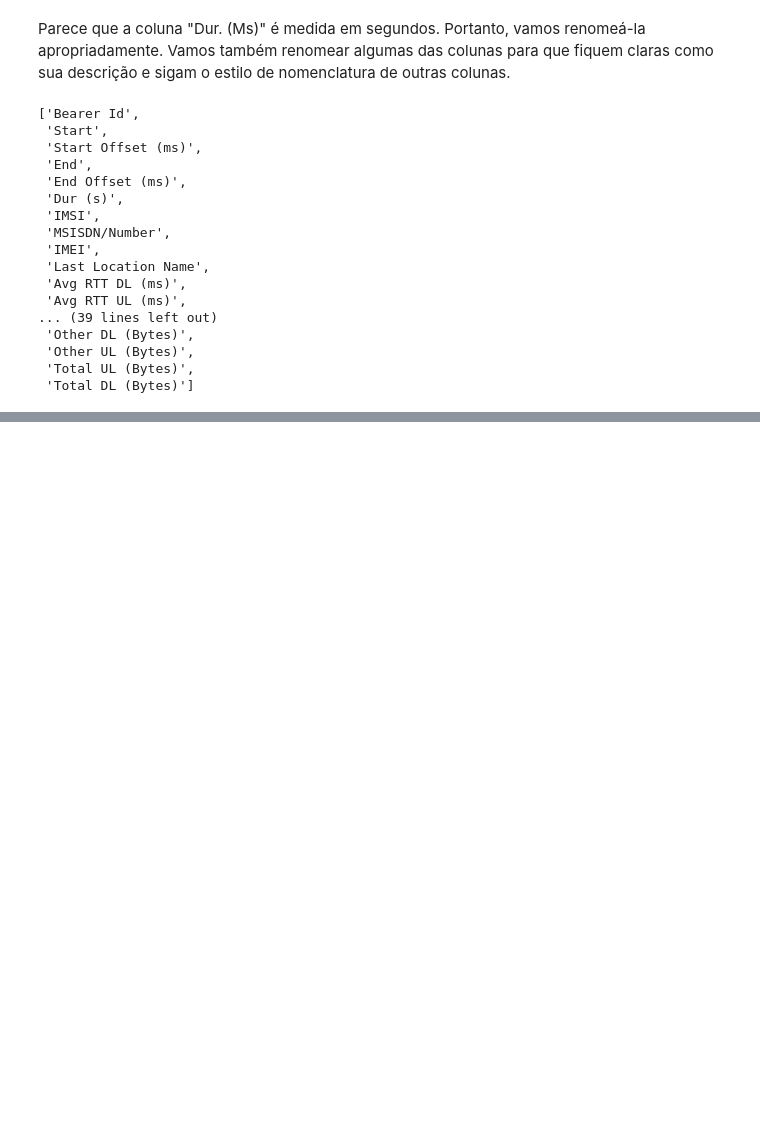
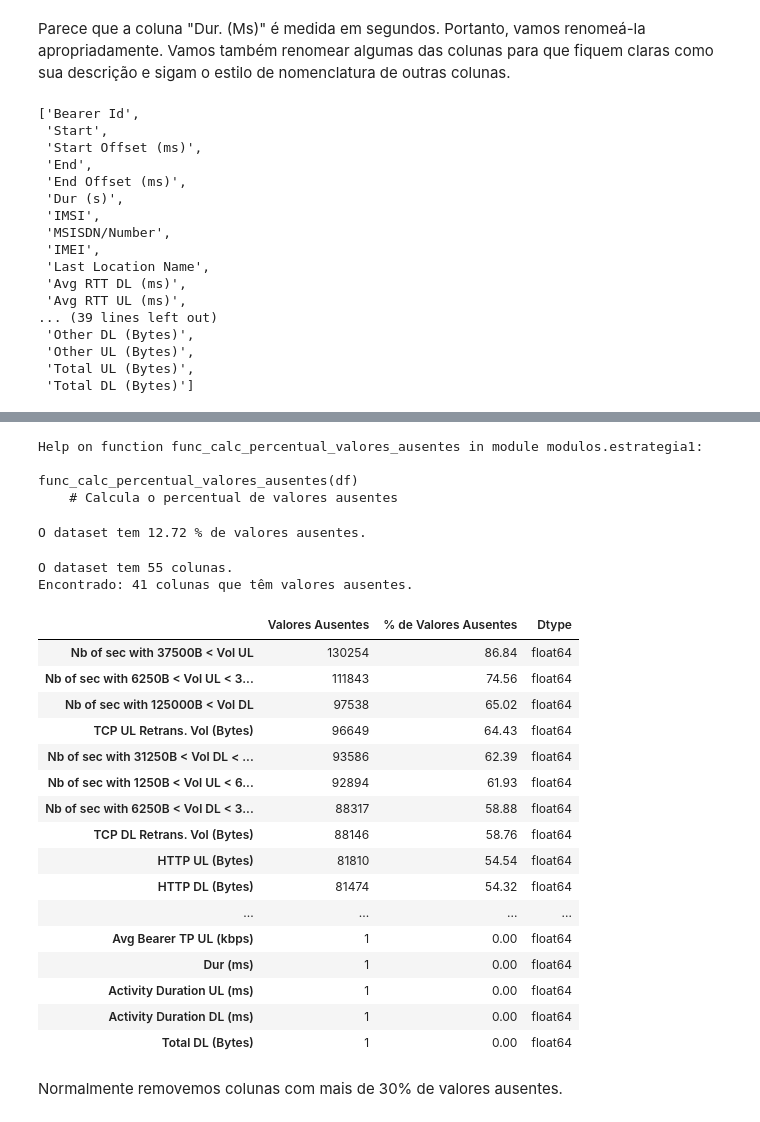
Before and after one commit to ramos-iza/DataScienceAcademy, a Jupyter notebook: projeto3/projeto3.ipynb, the cells around one changed output, grey strips where cells are left out. Cells and saved outputs as stored; diff of their text form; code cells hidden in the pictures; blank space fills up the shorter version.

Commit message:
tratamento de valores ausentes - estrategia 1

```diff
--- a/projeto3/projeto3.ipynb
+++ b/projeto3/projeto3.ipynb
@@ -222,0 +232,42 @@ dataset.columns.tolist()
+# %%
+help(pme1.func_calc_percentual_valores_ausentes)
+# %% [output]
+Help on function func_calc_percentual_valores_ausentes in module modulos.estrategia1:
+
+func_calc_percentual_valores_ausentes(df)
+    # Calcula o percentual de valores ausentes
+# %%
+# Verifica o percentual de valores ausentes
+# Função do módulo estratégia 1
+pme1.func_calc_percentual_valores_ausentes(df=dataset)
+# %% [output]
+O dataset tem 12.72 % de valores ausentes.
+# %%
+# Cria tabela com valores ausentes
+df_missing = pme1.func_calc_percentual_valores_ausentes_coluna(dataset)
+# %% [output]
+O dataset tem 55 colunas.
+Encontrado: 41 colunas que têm valores ausentes.
+# %%
+# Visualiza
+df_missing
+# %% [output]
+|  | Valores Ausentes | % de Valores Ausentes | Dtype |
+| Nb of sec with 37500B < Vol UL | 130254 | 86.84 | float64 |
+| Nb of sec with 6250B < Vol UL < 3... | 111843 | 74.56 | float64 |
+| Nb of sec with 125000B < Vol DL | 97538 | 65.02 | float64 |
+| TCP UL Retrans. Vol (Bytes) | 96649 | 64.43 | float64 |
+| Nb of sec with 31250B < Vol DL < ... | 93586 | 62.39 | float64 |
+| Nb of sec with 1250B < Vol UL < 6... | 92894 | 61.93 | float64 |
+| Nb of sec with 6250B < Vol DL < 3... | 88317 | 58.88 | float64 |
+| TCP DL Retrans. Vol (Bytes) | 88146 | 58.76 | float64 |
+| HTTP UL (Bytes) | 81810 | 54.54 | float64 |
+| HTTP DL (Bytes) | 81474 | 54.32 | float64 |
+| ... | ... | ... | ... |
+| Avg Bearer TP UL (kbps) | 1 | 0.00 | float64 |
+| Dur (ms) | 1 | 0.00 | float64 |
+| Activity Duration UL (ms) | 1 | 0.00 | float64 |
+| Activity Duration DL (ms) | 1 | 0.00 | float64 |
+| Total DL (Bytes) | 1 | 0.00 | float64 |
+# %% [markdown]
+Normalmente removemos colunas com mais de 30% de valores ausentes.
```
Also changed, not shown: parts of 33 cells of this notebook.
